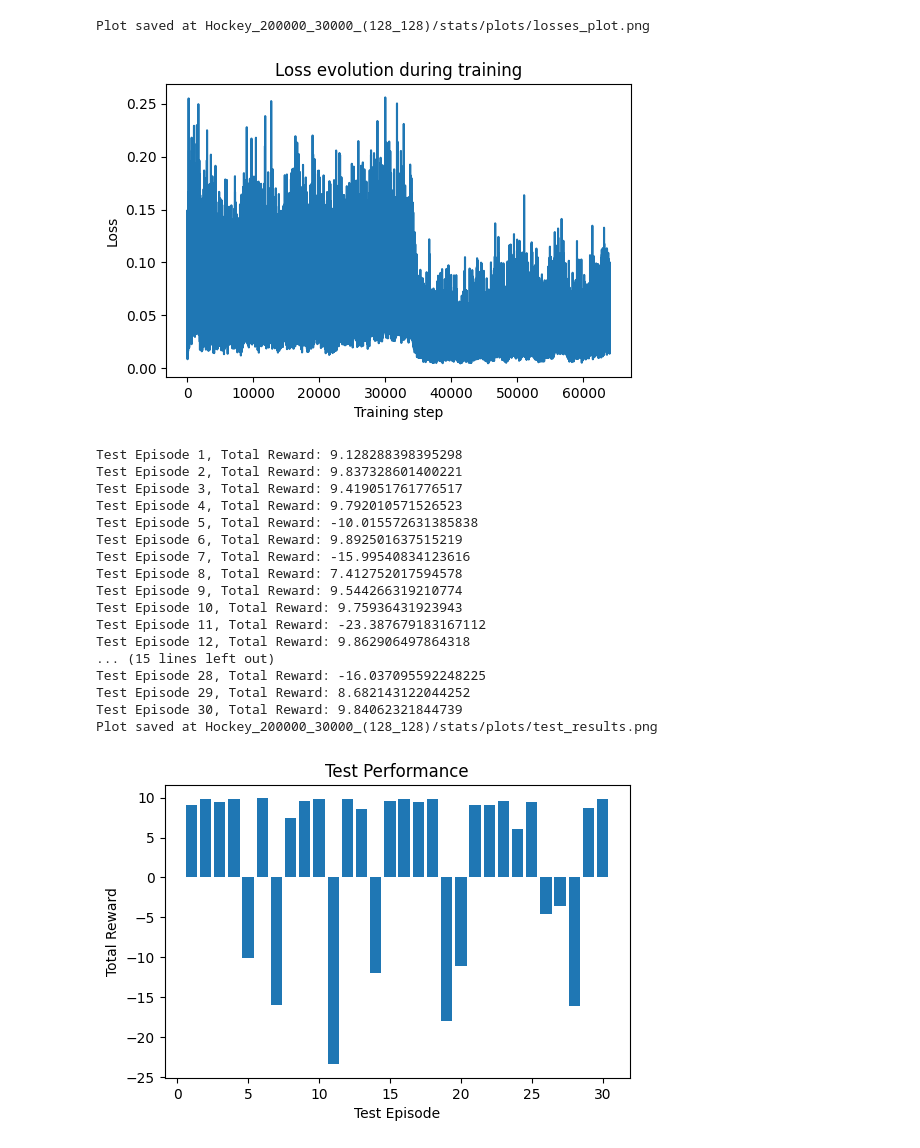
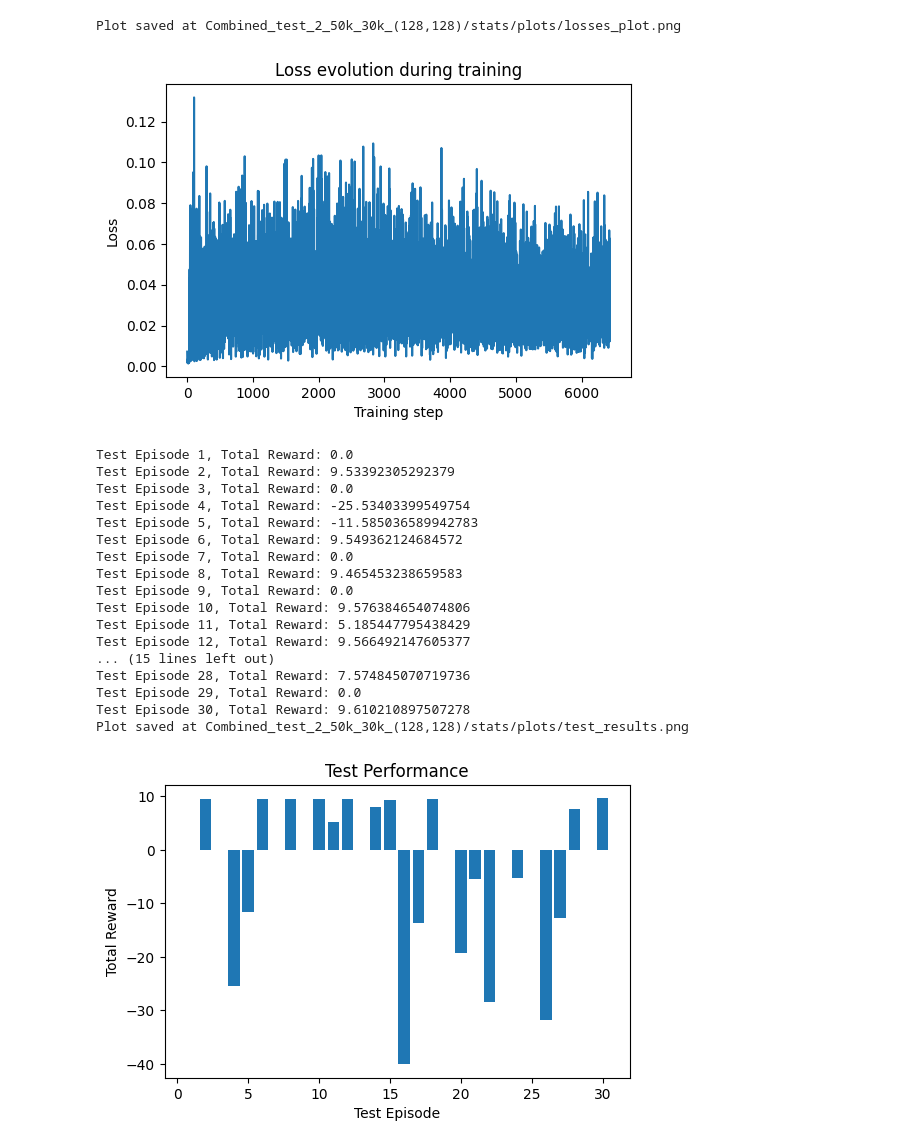
Before and after one commit to JoJoBarthold2/hockey-en-mallorca, a Jupyter notebook: src/hockey-env/test_agent_on_hockey_after_training.ipynb, the cells around one changed output. Cells and saved outputs as stored; diff of their text form; code cells hidden in the pictures.

Commit message:
splitted the combined between using double and not and performed some tests

```diff
--- a/src/hockey-env/test_agent_on_hockey_after_training.ipynb
+++ b/src/hockey-env/test_agent_on_hockey_after_training.ipynb
@@ -24,14 +23,14 @@ SEEDS_TEST = [291 + i for i in range(30)]
 seed = SEED_TRAIN_1
 # %%
 reload(h_env)
-env_name = "Combined_test_1_50k_30k_(128,128)"
+env_name = "Combined_test_2_50k_30k_(128,128)"
 env = h_env.HockeyEnv()
 
 state_space = env.observation_space
 action_space = env.discrete_action_space
 
 agent = Dueling_DQN_Agent(state_space, action_space, seed = seed, use_eps_decay = True, hidden_sizes = [128, 128])
-opponent = h_env.BasicOpponent()
-agent.Q.load(env_name)
+opponent = RandomAgent(seed)
+agent.Q.load(env_name, "episode_10000")
 stats, losses = sf.load_stats(env_name)
 # %% [output]
@@ -44,15 +43,13 @@ Plot saved at Hockey_200000_30000_(128_128)/stats/plots/returns_plot.png
 # %%
 sf.plot_losses(losses, env_name)
 # %% [output]
-Plot saved at Hockey_200000_30000_(128_128)/stats/plots/losses_plot.png
+Plot saved at Combined_test_2_50k_30k_(128,128)/stats/plots/losses_plot.png
-[figure, old version]
+[figure, new version]
 # %%
 test_episodes = len(SEEDS_TEST)
 test_rewards = []
 
 max_steps = 1000
-
-opponent = h_env.BasicOpponent()
 
 for episode in range(test_episodes):
 
@@ -73,49 +70,47 @@ for episode in range(test_episodes):
         frame = env.render(mode = "rgb_array")
         if frame is not None:
             frames.append(frame)
 
         #a1 = env.discrete_to_continous_action(agent.perform_greedy_action(state))
         a1 = agent.perform_greedy_action(state, eps = 0.0)
         a2 = opponent.act(obs_agent2)
         full_action = np.hstack([env.discrete_to_continous_action(a1), a2])
 
         next_state, reward, done, truncated, _ = env.step(full_action)
 
         total_reward += reward
 
-        agent.buffer.add_transition((state, a1, reward, next_state, done))      # Store transition in the agent"s memory and then train
-
         state = next_state
         obs_agent2 = env.obs_agent_two()
 
         if done or truncated: break
 
     test_rewards.append(total_reward)
     print(f"Test Episode {episode+1}, Total Reward: {total_reward}")
 
     if frames:
         os.makedirs(f"{env_name}/test_gifs", exist_ok=True)
         imageio.mimsave(f"{env_name}/test_gifs/test_episode_{episode+1}.gif", frames, fps=30)
 
 env.close()
 
 sf.save_test_results(env_name, test_rewards)
 # %% [output]
-Test Episode 1, Total Reward: 9.128288398395298
-Test Episode 2, Total Reward: 9.837328601400221
-Test Episode 3, Total Reward: 9.419051761776517
-Test Episode 4, Total Reward: 9.792010571526523
-Test Episode 5, Total Reward: -10.015572631385838
-Test Episode 6, Total Reward: 9.892501637515219
-Test Episode 7, Total Reward: -15.99540834123616
-Test Episode 8, Total Reward: 7.412752017594578
-Test Episode 9, Total Reward: 9.544266319210774
-Test Episode 10, Total Reward: 9.75936431923943
-Test Episode 11, Total Reward: -23.387679183167112
-Test Episode 12, Total Reward: 9.862906497864318
+Test Episode 1, Total Reward: 0.0
+Test Episode 2, Total Reward: 9.53392305292379
+Test Episode 3, Total Reward: 0.0
+Test Episode 4, Total Reward: -25.53403399549754
+Test Episode 5, Total Reward: -11.585036589942783
+Test Episode 6, Total Reward: 9.549362124684572
+Test Episode 7, Total Reward: 0.0
+Test Episode 8, Total Reward: 9.465453238659583
+Test Episode 9, Total Reward: 0.0
+Test Episode 10, Total Reward: 9.576384654074806
+Test Episode 11, Total Reward: 5.185447795438429
+Test Episode 12, Total Reward: 9.566492147605377
 ... (15 lines left out)
-Test Episode 28, Total Reward: -16.037095592248225
-Test Episode 29, Total Reward: 8.682143122044252
-Test Episode 30, Total Reward: 9.84062321844739
-Plot saved at Hockey_200000_30000_(128_128)/stats/plots/test_results.png
+Test Episode 28, Total Reward: 7.574845070719736
+Test Episode 29, Total Reward: 0.0
+Test Episode 30, Total Reward: 9.610210897507278
+Plot saved at Combined_test_2_50k_30k_(128,128)/stats/plots/test_results.png
-[figure, old version]
+[figure, new version]
```
Also changed, not shown: parts of 3 cells of this notebook, 16 other files.
